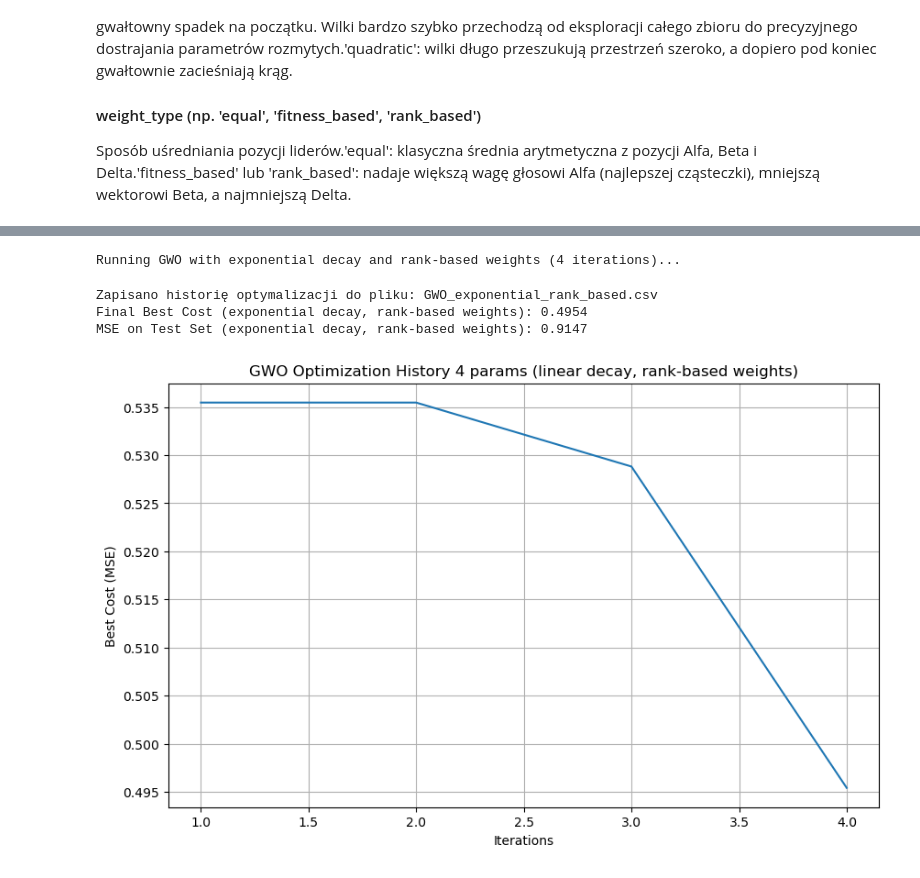
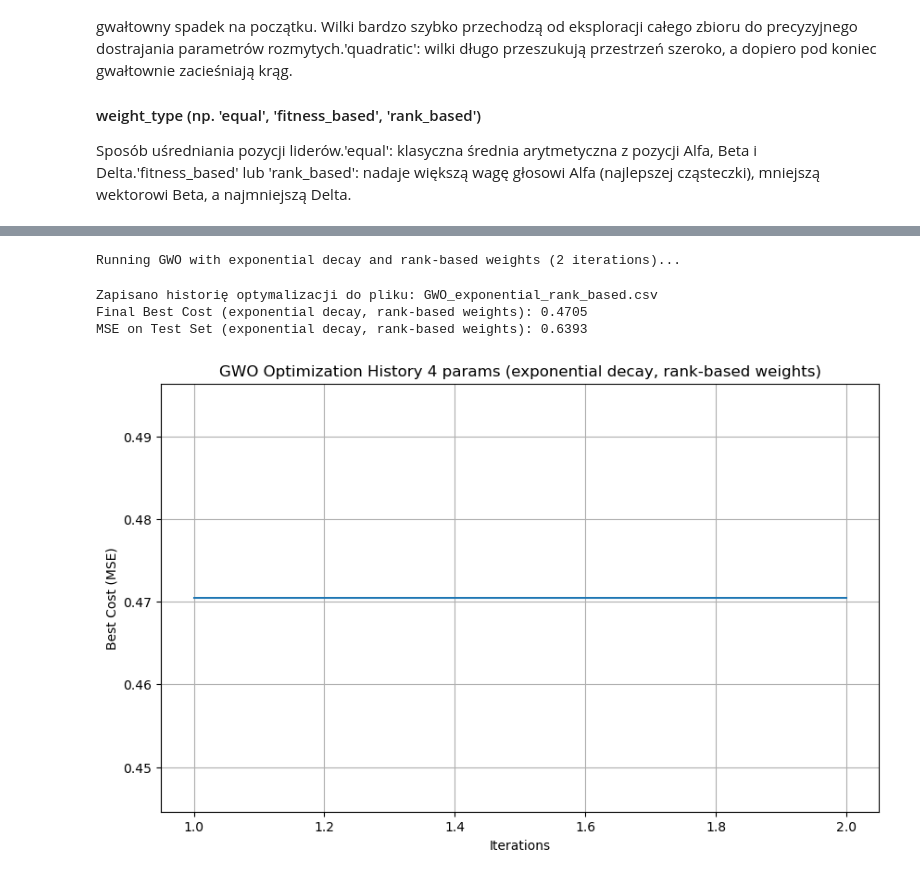
Before and after one commit to lisciu24/MIO-fuzzy-logic, a Jupyter notebook: MIO_project.ipynb, the cells around one changed output, grey strips where cells are left out. Cells and saved outputs as stored; diff of their text form; code cells hidden in the pictures.

Commit message:
Test run passed

```diff
--- a/MIO_project.ipynb
+++ b/MIO_project.ipynb
@@ -167,7 +167,7 @@ bounds = {
     'alc': (df['alcohol'].min(), df['alcohol'].max()),
     'vac': (df['volatile acidity'].min(), df['volatile acidity'].max()),
     'sul': (df['sulphates'].min(), df['sulphates'].max()),
-    'tsod': (df['total sulfur dioxide'].min(), df['total sulfur dioxide'].max()),
+    'tsd': (df['total sulfur dioxide'].min(), df['total sulfur dioxide'].max()),
     'cit': (df['citric acid'].min(), df['citric acid'].max()),
     'den': (df['density'].min(), df['density'].max()),
     'fix': (df['fixed acidity'].min(), df['fixed acidity'].max()),
@@ -880,6 +880,7 @@ def generate_initial_trapmf_params(bounds):
     Returns:
         np.array: A 1D numpy array of 16 parameters (4 for each of 4 variables).
     """
+    min_bound, max_bound = bounds
     all_params = []
     # Order of variables as expected by fuzzy_system_creator_trapmf
     variable_keys = ['alc', 'vac', 'sul', 'qlt']
@@ -895,8 +896,24 @@ def generate_initial_trapmf_params(bounds):
     # These percentages can be adjusted for different initial distributions.
     relative_points = [0.20, 0.40, 0.60, 0.80]
 
-    for key in variable_keys:
-        min_val, max_val = bounds[key]
+    # for key in variable_keys:
+    #     min_val, max_val = bounds[key]
+    #     value_range = max_val - min_val
+
+    #     # Calculate the 4 points for the current variable
+    #     p0 = min_val + (value_range * relative_points[0])
+    #     p1 = min_val + (value_range * relative_points[1])
+    #     p2 = min_val + (value_range * relative_points[2])
+    #     p3 = min_val + (value_range * relative_points[3])
+
+    #     current_var_params = [p0, p1, p2, p3]
+    #     all_params.extend(current_var_params)
+    for idx, key in enumerate(variable_keys):
+        # Ponieważ min_bound i max_bound pakują po 4 elementy dla każdej zmiennej:
+        # alc: 0-3, vac: 4-7, sul: 8-11, qlt: 12-15
+        start_idx = idx * 4
+        min_val = min_bound[start_idx]
+        max_val = max_bound[start_idx]
         value_range = max_val - min_val
 
         # Calculate the 4 points for the current variable
@@ -929,7 +946,7 @@ def genfis_trapmf_matlab_like(bounds):
 
 # Now, use this function to create the model
 print('Creating initial fuzzy system using genfis_trapmf_matlab_like...')
-model_genfis, alc_genfis, vac_genfis, sul_genfis, qlt_genfis = genfis_trapmf_matlab_like(bounds)
+model_genfis, alc_genfis, vac_genfis, sul_genfis, qlt_genfis = genfis_trapmf_matlab_like(pso_bounds)
 print('Initial fuzzy system created successfully using genfis_trapmf_matlab_like.')
 
 # Optionally, view the generated membership functions
@@ -944,7 +965,7 @@ TypeError: tuple indices must be integers or slices, not str
 # Configuration for c1 = c2
 n_particles = 5
 dimensions = 16 # Number of parameters for trapezoidal MFs
-iters = 4 # Using the max of range(2,7,2) as requested
+iters = 2 # Using the max of range(2,7,2) as requested
 options_c1_eq_c2 = {'c1': 0.7, 'c2': 0.7, 'w': 0.9}
 
 print("Running PSO with c1=c2 ({} iterations)...".format(iters))
@@ -1033,7 +1054,7 @@ best_cost_gt, best_pos_gt, cost_history_gt, mse_pso_gt = run_pso_and_get_history
     fitness_function=fitness_function,
     X_test=X_test,
     y_test=y_test,
-    filename="TimeTravelPSO_c1_gt_c2_history.csv"
+    csv_filename="TimeTravelPSO_c1_gt_c2_history.csv"
 )
 
 print(f"Final Best Cost (c1>c2): {best_cost_gt:.4f}")
@@ -2549,37 +2670,37 @@ MSE on Test Set (linear decay, rank-based weights): 0.6362
 # %%
 # Configuration for c1 > c2
 options_gwo_exponential = {'a_start': 2.0, 'a_end': 0.0, 'decay_type': 'exponential', 'weight_type': 'rank_based'}
 
 print("Running GWO with exponential decay and rank-based weights ({} iterations)...".format(iters))
-best_cost_gt, best_pos_gt, cost_history_gt, mse_gwo_gt = run_pso_and_get_history_GWO(
+best_cost_gwo_exponential, best_gwo_exponential, cost_history_gwo_exponential, mse_gwo_exponential = run_pso_and_get_history_GWO(
     n_particles=n_particles,
     dimensions=dimensions,
     iters=iters,
     options=options_gwo_exponential,
     pso_bounds=pso_bounds,
     fitness_function=fitness_function,
     X_test=X_test,
     y_test=y_test,
     csv_filename="GWO_exponential_rank_based.csv"
 )
 
-print(f"Final Best Cost (exponential decay, rank-based weights): {best_cost_gt:.4f}")
-print(f"MSE on Test Set (exponential decay, rank-based weights): {mse_gwo_gt:.4f}")
+print(f"Final Best Cost (exponential decay, rank-based weights): {best_cost_gwo_exponential:.4f}")
+print(f"MSE on Test Set (exponential decay, rank-based weights): {mse_gwo_exponential:.4f}")
 
 # Plot the cost history
 plt.figure(figsize=(10, 6))
-plt.plot(range(1, iters + 1), cost_history_gt)
-plt.title('GWO Optimization History 4 params (linear decay, rank-based weights)')
+plt.plot(range(1, iters + 1), cost_history_gwo_exponential)
+plt.title('GWO Optimization History 4 params (exponential decay, rank-based weights)')
 plt.xlabel('Iterations')
 plt.ylabel('Best Cost (MSE)')
 plt.grid(True)
 plt.show()
 # %% [output]
-Running GWO with exponential decay and rank-based weights (4 iterations)...
+Running GWO with exponential decay and rank-based weights (2 iterations)...
 Zapisano historię optymalizacji do pliku: GWO_exponential_rank_based.csv
-Final Best Cost (exponential decay, rank-based weights): 0.4954
-MSE on Test Set (exponential decay, rank-based weights): 0.9147
+Final Best Cost (exponential decay, rank-based weights): 0.4705
+MSE on Test Set (exponential decay, rank-based weights): 0.6393
-[figure, old version]
+[figure, new version]
 # %%
 # Configuration for c1 > c2
 options_gwo_quadratic = {'a_start': 2.0, 'a_end': 0.0, 'decay_type': 'quadratic', 'weight_type': 'rank_based'}
```
Also changed, not shown: parts of 41 cells of this notebook, 11 other files.
